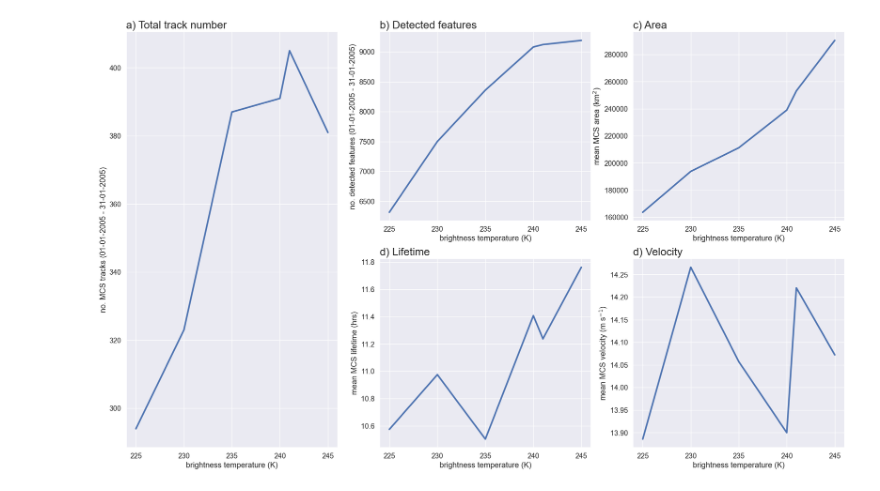
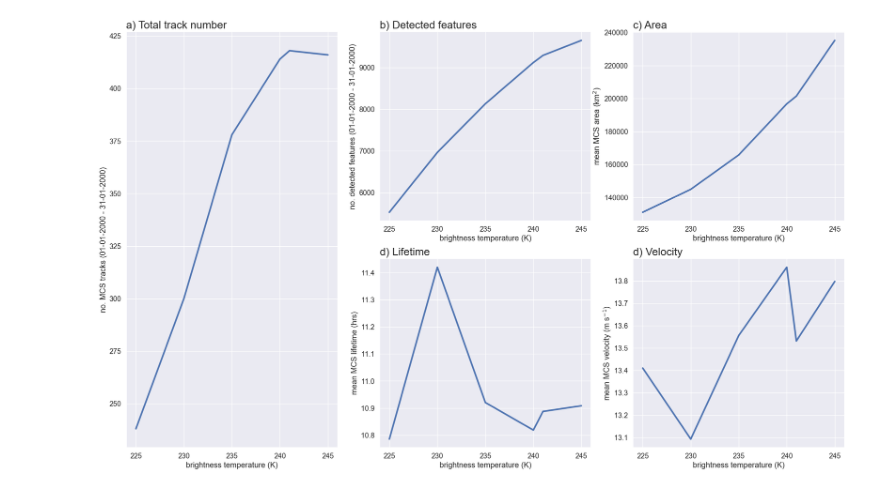
Before and after one commit to harrietgilmour/tobac_sensitivity, a Jupyter notebook: running_tobac.ipynb, the cells around one changed output. Drawn from its saved outputs; the diff is of its cells as text; code cells hidden in the pictures.

```diff
--- a/running_tobac.ipynb
+++ b/running_tobac.ipynb
@@ -93,5 +93,5 @@ Finished analysis for threshold = 245
 # %%
-df = pd.read_csv('Save/Jan_2005/singleTb/sensitivity_analysis_singleTbThreshold.csv')
+df = pd.read_csv('Save/Jan_2000/singleTb/sensitivity_analysis_singleTbThreshold.csv')
 # %%
 df
 # %% [output]
@@ -116,40 +116,40 @@ ax1=plt.subplot(2,3,(1,4))
 ax1.set_title('a) Total track number ', loc='left', fontsize= f )
 ax1.plot(df['threshold'],df['num_tracks'],linewidth=3)
 ax1.set_xticks(xticks)
-ax1.set_ylabel('no. MCS tracks (01-01-2005 - 31-01-2005)')
+ax1.set_ylabel('no. MCS tracks (01-01-2000 - 31-01-2000)')
 ax1.set_xlabel('brightness temperature (K)')
 
 ax2=plt.subplot(2,3,2)
 ax2.set_title('b) Detected features ', loc='left', fontsize= f )
 ax2.plot(df['threshold'],df['num_features'],linewidth=3)
 ax2.set_xticks(xticks)
-ax2.set_ylabel('no. detected features (01-01-2005 - 31-01-2005)')
+ax2.set_ylabel('no. detected features (01-01-2000 - 31-01-2000)')
 ax2.set_xlabel('brightness temperature (K)')
 
 ax3=plt.subplot(2,3,3)
 ax3.set_title('c) Area ', loc='left', fontsize= f )
 ax3.plot(df['threshold'],df['mean_area'],linewidth=3)
 ax3.set_xticks(xticks)
 ax3.set_ylabel('mean MCS area (km$^{2}$)')
 ax3.set_xlabel('brightness temperature (K)')
 
 ax4=plt.subplot(2,3,5)
 ax4.set_title('d) Lifetime ', loc='left', fontsize= f )
 ax4.plot(df['threshold'],df['mean_lifetime'],linewidth=3)
 ax4.set_xticks(xticks)
 ax4.set_ylabel('mean MCS lifetime (hrs)')
 ax4.set_xlabel('brightness temperature (K)')
 
 ax5=plt.subplot(2,3,6)
 ax5.set_title('d) Velocity ', loc='left', fontsize= f )
 ax5.plot(df['threshold'],df['mean_velocity'],linewidth=3)
 ax5.set_xticks(xticks)
 ax5.set_ylabel('mean MCS velocity (m s$^{-1}$)')
 ax5.set_xlabel('brightness temperature (K)')
 
-plt.savefig('Plot/Jan_2005/singleTb/single_tb_analysis.png')
+plt.savefig('Plot/Jan_2000/singleTb/single_tb_analysis.png')
 # %% [output]
-[figure, old version]
+[figure, new version]
 # %%
 # #plot of nminthreshold sensitivity analysis for MCSs
 # import seaborn as sns
```
Also changed, not shown: parts of 2 cells of this notebook, 8 other files.
